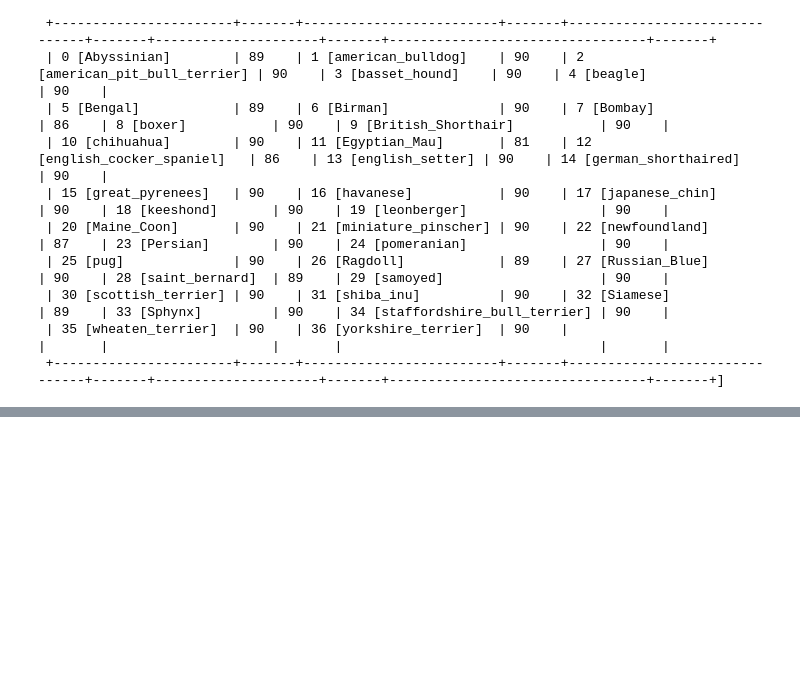
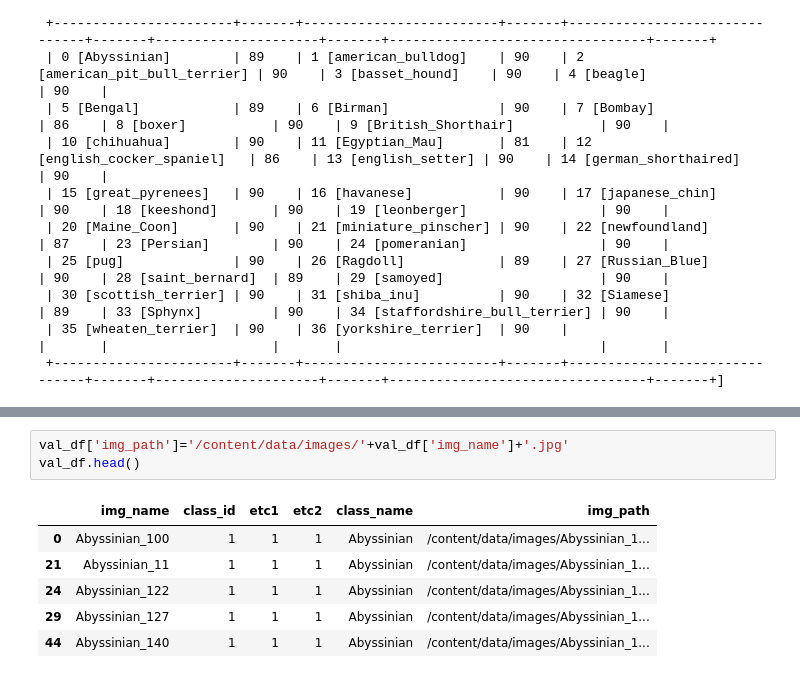
Before and after one commit to JIWON0520/TIL, a Jupyter notebook: 딥러닝/Computer_Vision/Oxford_pet_Dataset_Detection.ipynb, the cells around one changed output, grey strips where cells are left out. Drawn from its saved outputs; the diff is of its cells as text; blank space fills up the shorter version.

```diff
--- a/딥러닝/Computer_Vision/Oxford_pet_Dataset_Detection.ipynb
+++ b/딥러닝/Computer_Vision/Oxford_pet_Dataset_Detection.ipynb
@@ -567,0 +654,10 @@ before_run:
+# %%
+val_df['img_path']='/content/data/images/'+val_df['img_name']+'.jpg'
+val_df.head()
+# %% [output]
+|  | img_name | class_id | etc1 | etc2 | class_name | img_path |
+| 0 | Abyssinian_100 | 1 | 1 | 1 | Abyssinian | /content/data/images/Abyssinian_1... |
+| 21 | Abyssinian_11 | 1 | 1 | 1 | Abyssinian | /content/data/images/Abyssinian_1... |
+| 24 | Abyssinian_122 | 1 | 1 | 1 | Abyssinian | /content/data/images/Abyssinian_1... |
+| 29 | Abyssinian_127 | 1 | 1 | 1 | Abyssinian | /content/data/images/Abyssinian_1... |
+| 44 | Abyssinian_140 | 1 | 1 | 1 | Abyssinian | /content/data/images/Abyssinian_1... |
```
Also changed, not shown: parts of 21 cells of this notebook.
